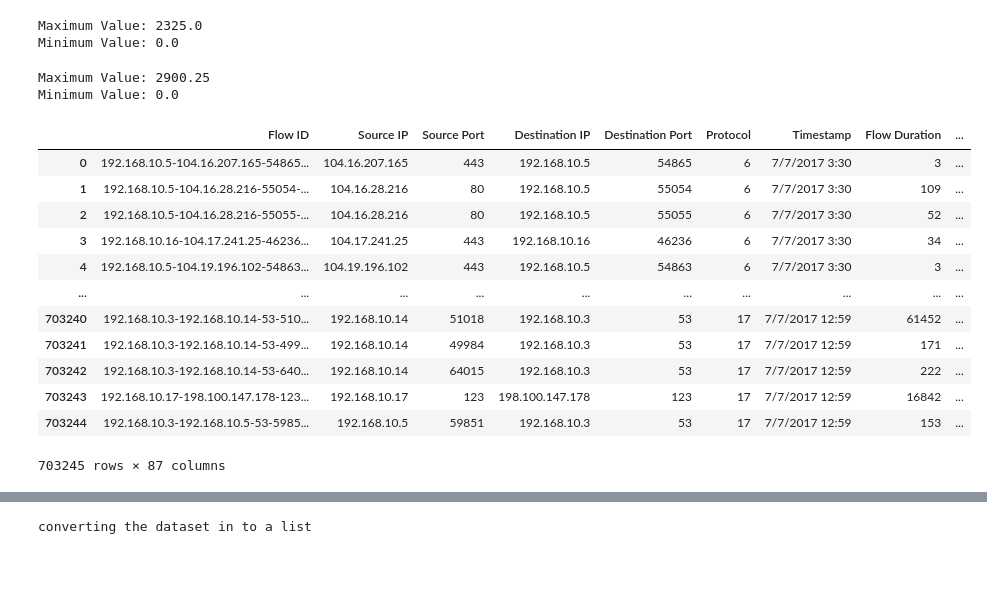
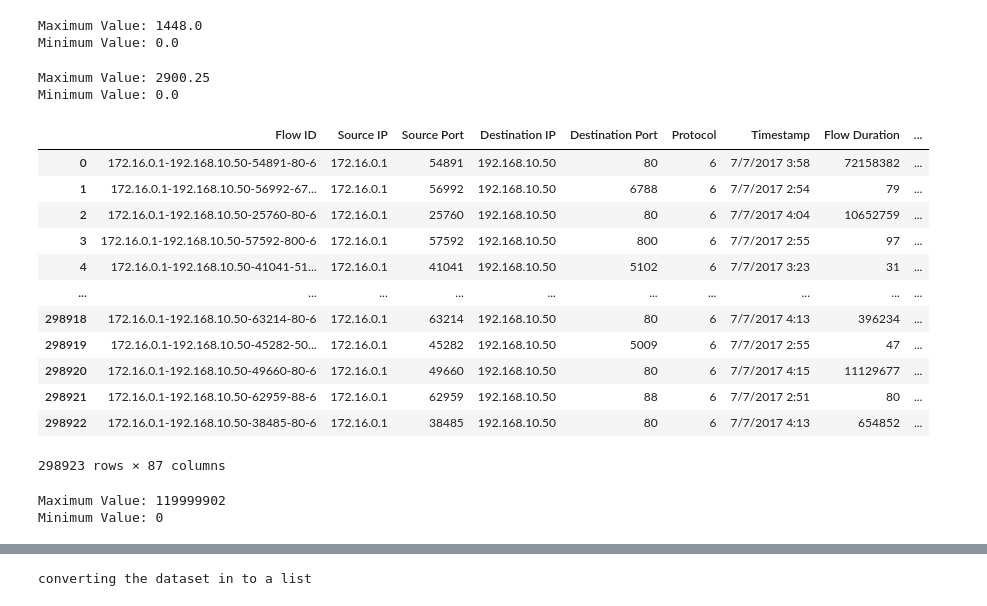
Before and after one commit to Kavindu-coding/itemsetmining, a Jupyter notebook: Main.ipynb, the cells around one changed output, grey strips where cells are left out. Saved outputs shown, nothing was run; the diff lists cells and outputs as text; code cells hidden in the pictures; blank space fills up the shorter version.

```diff
--- a/Main.ipynb
+++ b/Main.ipynb
@@ -4,23 +4,36 @@ from collections import Counter
 import os
 # %%
 df = pd.read_csv('merged_Friday.csv')
+# %%
+# Separate normal and non-normal instances
+normal_traffic = df[df[' Label'] == 'BENIGN']  # Assuming 'benign' corresponds to normal traffic
+non_normal_traffic = df[df[' Label'] != 'BENIGN']
+
+# Randomly select 20000 instances from normal traffic
+downsampled_normal_traffic = normal_traffic.sample(n=10000, random_state=42)
+
+# Combine downsampled normal traffic with non-normal traffic
+downsampled_df = pd.concat([downsampled_normal_traffic, non_normal_traffic])
+
+# Shuffle the combined DataFrame
+downsampled_df = downsampled_df.sample(frac=1, random_state=42).reset_index(drop=True)
 # %%
 # Divide each value in the 'Fwd Packet Length Mean' column by the corresponding value in the 'Total Fwd Packets' column
-df['Fwd Packets Normalized'] = (df[' Fwd Packet Length Mean'] / df[' Total Fwd Packets']).round(3)
+downsampled_df['Fwd Packets Normalized'] = (downsampled_df[' Fwd Packet Length Mean'] / downsampled_df[' Total Fwd Packets']).round(3)
 
-df['Bwd Packets Normalized'] = (df[' Bwd Packet Length Mean'] / df[' Total Backward Packets']).round(3)
+downsampled_df['Bwd Packets Normalized'] = (downsampled_df[' Bwd Packet Length Mean'] / downsampled_df[' Total Backward Packets']).round(3)
 # %%
 # Find the maximum value in a column
-maximum_value = df['Fwd Packets Normalized'].max()
+maximum_value = downsampled_df['Fwd Packets Normalized'].max()
 
 # Find the minimum value in a column
-minimum_value = df['Fwd Packets Normalized'].min()
+minimum_value = downsampled_df['Fwd Packets Normalized'].min()
 
 # Print the maximum and minimum values
 print("Maximum Value:", maximum_value)
 print("Minimum Value:", minimum_value)
 # %% [output]
-Maximum Value: 2325.0
+Maximum Value: 1448.0
 Minimum Value: 0.0
 # %%
 # Find the maximum value in a column
@@ -36,18 +49,18 @@ print("Minimum Value:", minimum_value)
 Maximum Value: 2900.25
 Minimum Value: 0.0
 # %%
-df
+downsampled_df
 # %% [output]
 |  | Flow ID | Source IP | Source Port | Destination IP | Destination Port | Protocol | Timestamp | Flow Duration | ... |
-| 0 | 192.168.10.5-104.16.207.165-54865... | 104.16.207.165 | 443 | 192.168.10.5 | 54865 | 6 | 7/7/2017 3:30 | 3 | ... |
-| 1 | 192.168.10.5-104.16.28.216-55054-... | 104.16.28.216 | 80 | 192.168.10.5 | 55054 | 6 | 7/7/2017 3:30 | 109 | ... |
-| 2 | 192.168.10.5-104.16.28.216-55055-... | 104.16.28.216 | 80 | 192.168.10.5 | 55055 | 6 | 7/7/2017 3:30 | 52 | ... |
-| 3 | 192.168.10.16-104.17.241.25-46236... | 104.17.241.25 | 443 | 192.168.10.16 | 46236 | 6 | 7/7/2017 3:30 | 34 | ... |
-| 4 | 192.168.10.5-104.19.196.102-54863... | 104.19.196.102 | 443 | 192.168.10.5 | 54863 | 6 | 7/7/2017 3:30 | 3 | ... |
+| 0 | 172.16.0.1-192.168.10.50-54891-80-6 | 172.16.0.1 | 54891 | 192.168.10.50 | 80 | 6 | 7/7/2017 3:58 | 72158382 | ... |
+| 1 | 172.16.0.1-192.168.10.50-56992-67... | 172.16.0.1 | 56992 | 192.168.10.50 | 6788 | 6 | 7/7/2017 2:54 | 79 | ... |
+| 2 | 172.16.0.1-192.168.10.50-25760-80-6 | 172.16.0.1 | 25760 | 192.168.10.50 | 80 | 6 | 7/7/2017 4:04 | 10652759 | ... |
+| 3 | 172.16.0.1-192.168.10.50-57592-800-6 | 172.16.0.1 | 57592 | 192.168.10.50 | 800 | 6 | 7/7/2017 2:55 | 97 | ... |
+| 4 | 172.16.0.1-192.168.10.50-41041-51... | 172.16.0.1 | 41041 | 192.168.10.50 | 5102 | 6 | 7/7/2017 3:23 | 31 | ... |
 | ... | ... | ... | ... | ... | ... | ... | ... | ... | ... |
-| 703240 | 192.168.10.3-192.168.10.14-53-510... | 192.168.10.14 | 51018 | 192.168.10.3 | 53 | 17 | 7/7/2017 12:59 | 61452 | ... |
-| 703241 | 192.168.10.3-192.168.10.14-53-499... | 192.168.10.14 | 49984 | 192.168.10.3 | 53 | 17 | 7/7/2017 12:59 | 171 | ... |
-| 703242 | 192.168.10.3-192.168.10.14-53-640... | 192.168.10.14 | 64015 | 192.168.10.3 | 53 | 17 | 7/7/2017 12:59 | 222 | ... |
-| 703243 | 192.168.10.17-198.100.147.178-123... | 192.168.10.17 | 123 | 198.100.147.178 | 123 | 17 | 7/7/2017 12:59 | 16842 | ... |
-| 703244 | 192.168.10.3-192.168.10.5-53-5985... | 192.168.10.5 | 59851 | 192.168.10.3 | 53 | 17 | 7/7/2017 12:59 | 153 | ... |
+| 298918 | 172.16.0.1-192.168.10.50-63214-80-6 | 172.16.0.1 | 63214 | 192.168.10.50 | 80 | 6 | 7/7/2017 4:13 | 396234 | ... |
+| 298919 | 172.16.0.1-192.168.10.50-45282-50... | 172.16.0.1 | 45282 | 192.168.10.50 | 5009 | 6 | 7/7/2017 2:55 | 47 | ... |
+| 298920 | 172.16.0.1-192.168.10.50-49660-80-6 | 172.16.0.1 | 49660 | 192.168.10.50 | 80 | 6 | 7/7/2017 4:15 | 11129677 | ... |
+| 298921 | 172.16.0.1-192.168.10.50-62959-88-6 | 172.16.0.1 | 62959 | 192.168.10.50 | 88 | 6 | 7/7/2017 2:51 | 80 | ... |
+| 298922 | 172.16.0.1-192.168.10.50-38485-80-6 | 172.16.0.1 | 38485 | 192.168.10.50 | 80 | 6 | 7/7/2017 4:13 | 654852 | ... |
-703245 rows × 87 columns
+298923 rows × 87 columns
@@ -91,0 +109,13 @@ df['Bwd Packets Category'] = df['Bwd Packets Normalized'].apply(lambda x: catego
+# %%
+# Find the maximum value in a column
+maximum_value = downsampled_df[' Flow Duration'].max()
+
+# Find the minimum value in a column
+minimum_value = downsampled_df[' Flow Duration'].min()
+
+# Print the maximum and minimum values
+print("Maximum Value:", maximum_value)
+print("Minimum Value:", minimum_value)
+# %% [output]
+Maximum Value: 119999902
+Minimum Value: 0
```
Also changed, not shown: parts of 20 cells of this notebook, 3 other files.
